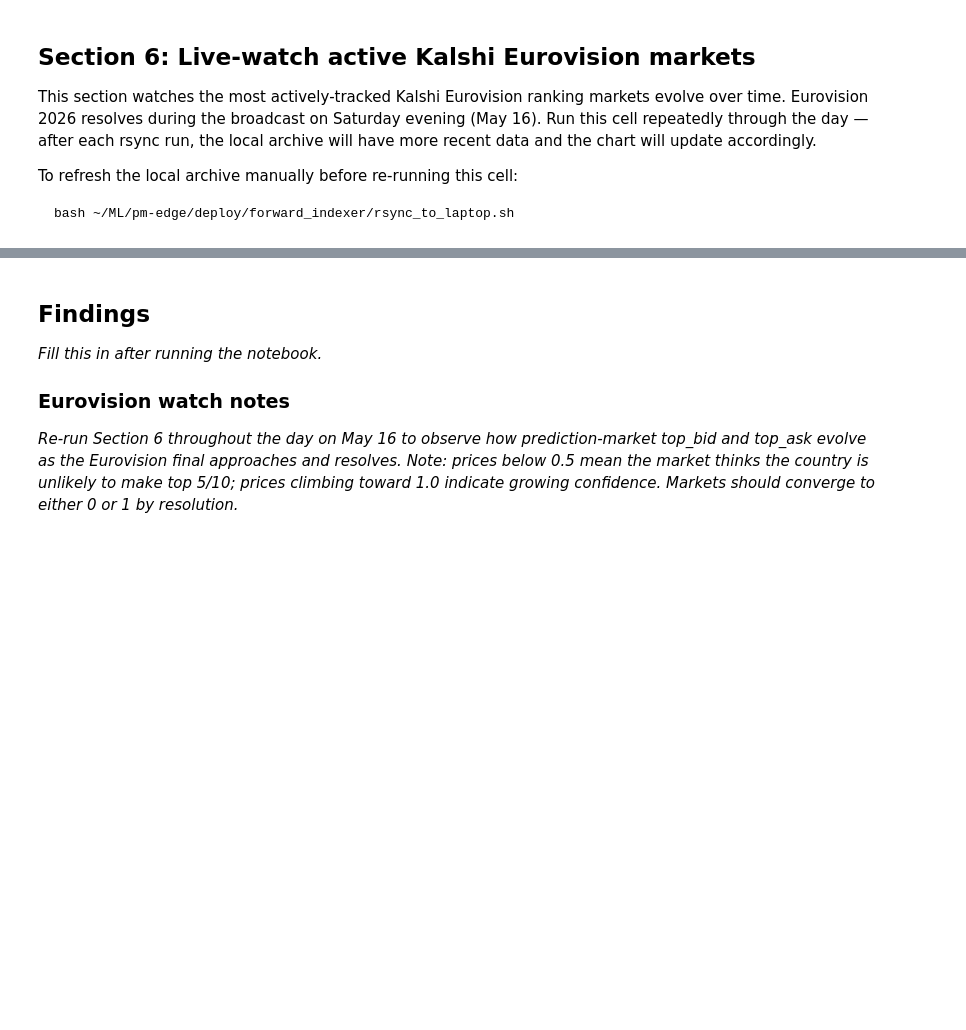
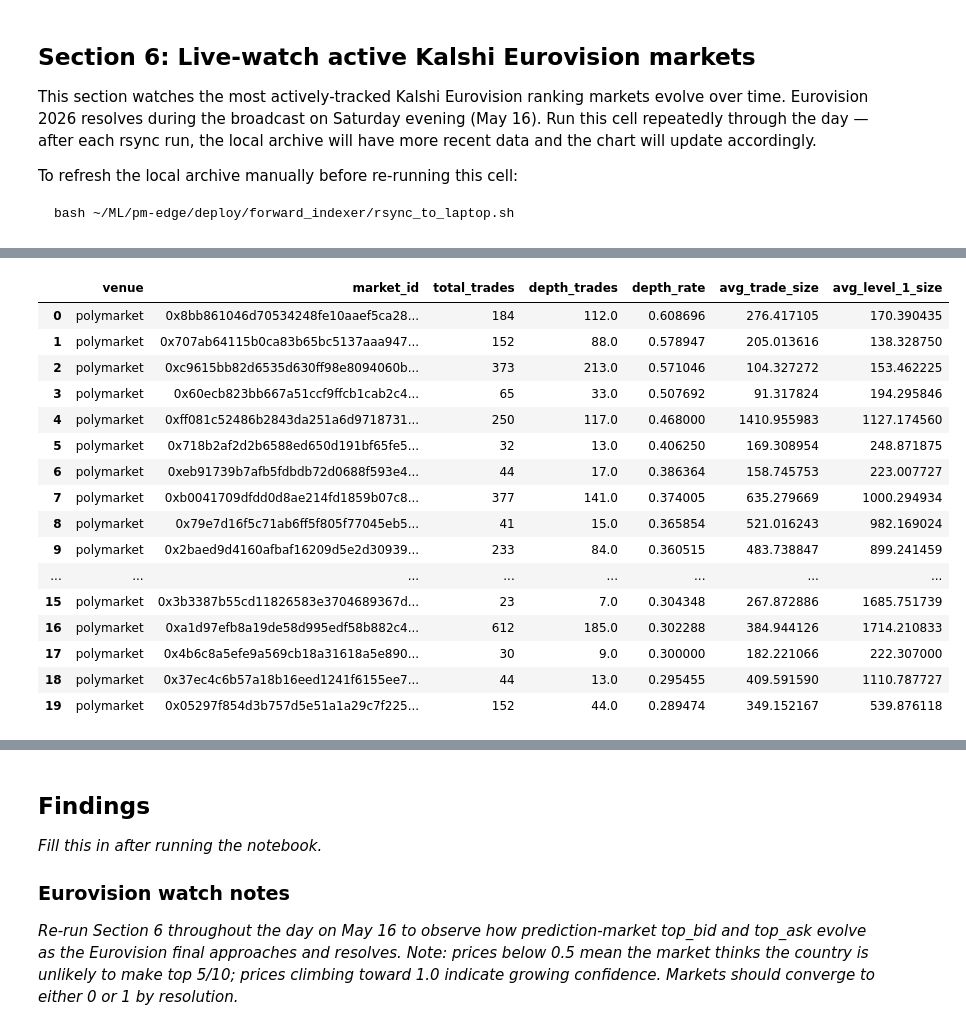
Before and after one commit to ljramones/pm-edge, a Jupyter notebook: notebooks/2026-05-22-first-look.ipynb, the cells around one changed output, grey strips where cells are left out. Drawn from its saved outputs; the diff is of its cells as text; code cells hidden in the pictures; blank space fills up the shorter version.

```diff
--- a/notebooks/2026-05-22-first-look.ipynb
+++ b/notebooks/2026-05-22-first-look.ipynb
@@ -182,0 +290,79 @@ else:
+# %%
+con.sql("""
+    CREATE OR REPLACE TEMP TABLE depth_trade_classified AS
+    WITH trades_with_book AS (
+        SELECT
+            t.venue,
+            t.market_id,
+            t.timestamp_utc,
+            t.price,
+            t.size AS trade_size,
+            lower(t.side) AS side,
+            b.bid_levels,
+            b.ask_levels,
+            EXTRACT(EPOCH FROM (t.timestamp_utc - b.timestamp_utc)) AS lag_seconds
+        FROM trade_events t
+        ASOF LEFT JOIN order_book_snapshots b
+            ON t.market_id = b.market_id
+            AND t.venue = b.venue
+            AND t.timestamp_utc >= b.timestamp_utc
+    )
+    SELECT
+        venue,
+        market_id,
+        timestamp_utc,
+        price,
+        trade_size,
+        side,
+        lag_seconds,
+        CASE
+            WHEN side = 'buy' AND len(ask_levels) > 0 THEN ask_levels[1].size
+            WHEN side = 'sell' AND len(bid_levels) > 0 THEN bid_levels[1].size
+            ELSE NULL
+        END AS level_1_size,
+        CASE
+            WHEN side = 'buy' AND len(ask_levels) > 0 AND trade_size > ask_levels[1].size THEN 1
+            WHEN side = 'sell' AND len(bid_levels) > 0 AND trade_size > bid_levels[1].size THEN 1
+            ELSE 0
+        END AS depth_required
+    FROM trades_with_book
+    WHERE lag_seconds <= 60
+""")
+
+depth_overall = con.sql("""
+    SELECT
+        venue,
+        COUNT(*) AS total_trades,
+        SUM(depth_required) AS depth_trades,
+        SUM(depth_required)::DOUBLE / COUNT(*) AS depth_rate
+    FROM depth_trade_classified
+    WHERE level_1_size IS NOT NULL
+    GROUP BY venue
+    ORDER BY venue
+""").fetchdf()
+
+con.sql("""
+    CREATE OR REPLACE TEMP TABLE depth_trades_view AS
+    SELECT
+        venue,
+        market_id,
+        COUNT(*) AS total_trades,
+        SUM(depth_required) AS depth_trades,
+        SUM(depth_required)::DOUBLE / COUNT(*) AS depth_rate,
+        AVG(trade_size) AS avg_trade_size,
+        AVG(level_1_size) AS avg_level_1_size
+    FROM depth_trade_classified
+    WHERE level_1_size IS NOT NULL
+    GROUP BY venue, market_id
+    HAVING COUNT(*) >= 20
+""")
+
+depth_trades = con.sql("""
+    SELECT *
+    FROM depth_trades_view
+    ORDER BY depth_rate DESC, total_trades DESC
+""").fetchdf()
+
+display(depth_overall)
+display(depth_trades.head(20))
+# %% [output]
@@ -182,0 +371,17 @@ else:
+|  | venue | market_id | total_trades | depth_trades | depth_rate | avg_trade_size | avg_level_1_size |
+| 0 | polymarket | 0x8bb861046d70534248fe10aaef5ca28... | 184 | 112.0 | 0.608696 | 276.417105 | 170.390435 |
+| 1 | polymarket | 0x707ab64115b0ca83b65bc5137aaa947... | 152 | 88.0 | 0.578947 | 205.013616 | 138.328750 |
+| 2 | polymarket | 0xc9615bb82d6535d630ff98e8094060b... | 373 | 213.0 | 0.571046 | 104.327272 | 153.462225 |
+| 3 | polymarket | 0x60ecb823bb667a51ccf9ffcb1cab2c4... | 65 | 33.0 | 0.507692 | 91.317824 | 194.295846 |
+| 4 | polymarket | 0xff081c52486b2843da251a6d9718731... | 250 | 117.0 | 0.468000 | 1410.955983 | 1127.174560 |
+| 5 | polymarket | 0x718b2af2d2b6588ed650d191bf65fe5... | 32 | 13.0 | 0.406250 | 169.308954 | 248.871875 |
+| 6 | polymarket | 0xeb91739b7afb5fdbdb72d0688f593e4... | 44 | 17.0 | 0.386364 | 158.745753 | 223.007727 |
+| 7 | polymarket | 0xb0041709dfdd0d8ae214fd1859b07c8... | 377 | 141.0 | 0.374005 | 635.279669 | 1000.294934 |
+| 8 | polymarket | 0x79e7d16f5c71ab6ff5f805f77045eb5... | 41 | 15.0 | 0.365854 | 521.016243 | 982.169024 |
+| 9 | polymarket | 0x2baed9d4160afbaf16209d5e2d30939... | 233 | 84.0 | 0.360515 | 483.738847 | 899.241459 |
+| ... | ... | ... | ... | ... | ... | ... | ... |
+| 15 | polymarket | 0x3b3387b55cd11826583e3704689367d... | 23 | 7.0 | 0.304348 | 267.872886 | 1685.751739 |
+| 16 | polymarket | 0xa1d97efb8a19de58d995edf58b882c4... | 612 | 185.0 | 0.302288 | 384.944126 | 1714.210833 |
+| 17 | polymarket | 0x4b6c8a5efe9a569cb18a31618a5e890... | 30 | 9.0 | 0.300000 | 182.221066 | 222.307000 |
+| 18 | polymarket | 0x37ec4c6b57a18b16eed1241f6155ee7... | 44 | 13.0 | 0.295455 | 409.591590 | 1110.787727 |
+| 19 | polymarket | 0x05297f854d3b757d5e51a1a29c7f225... | 152 | 44.0 | 0.289474 | 349.152167 | 539.876118 |
```
Also changed, not shown: parts of 29 cells of this notebook, 33 other files.
